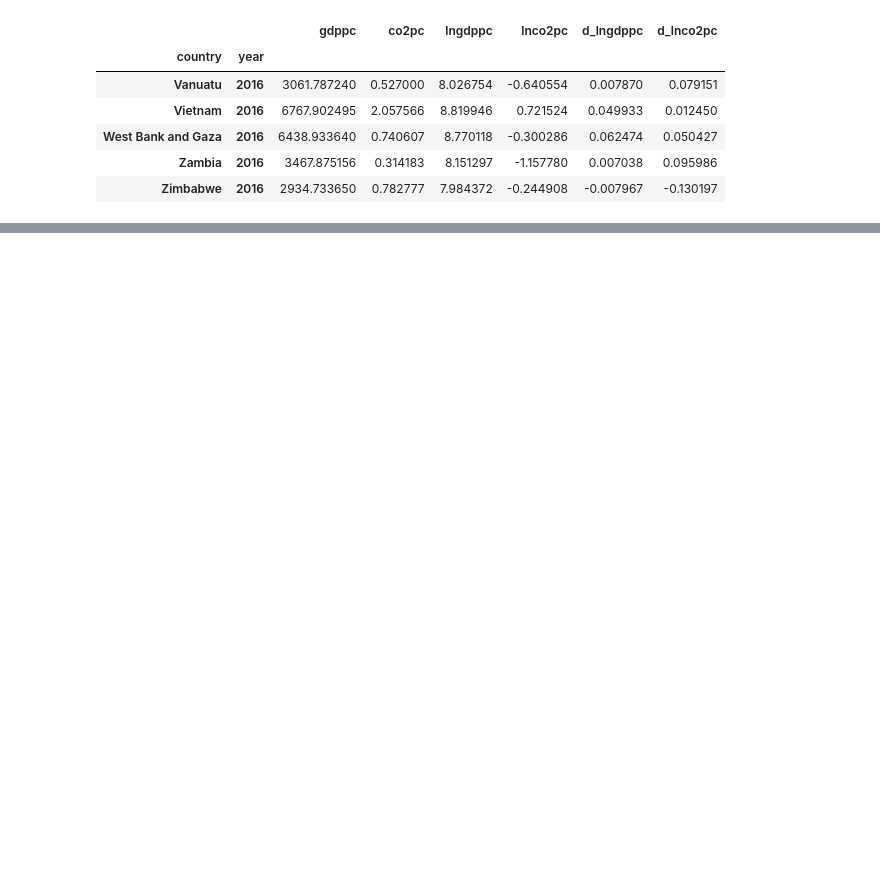
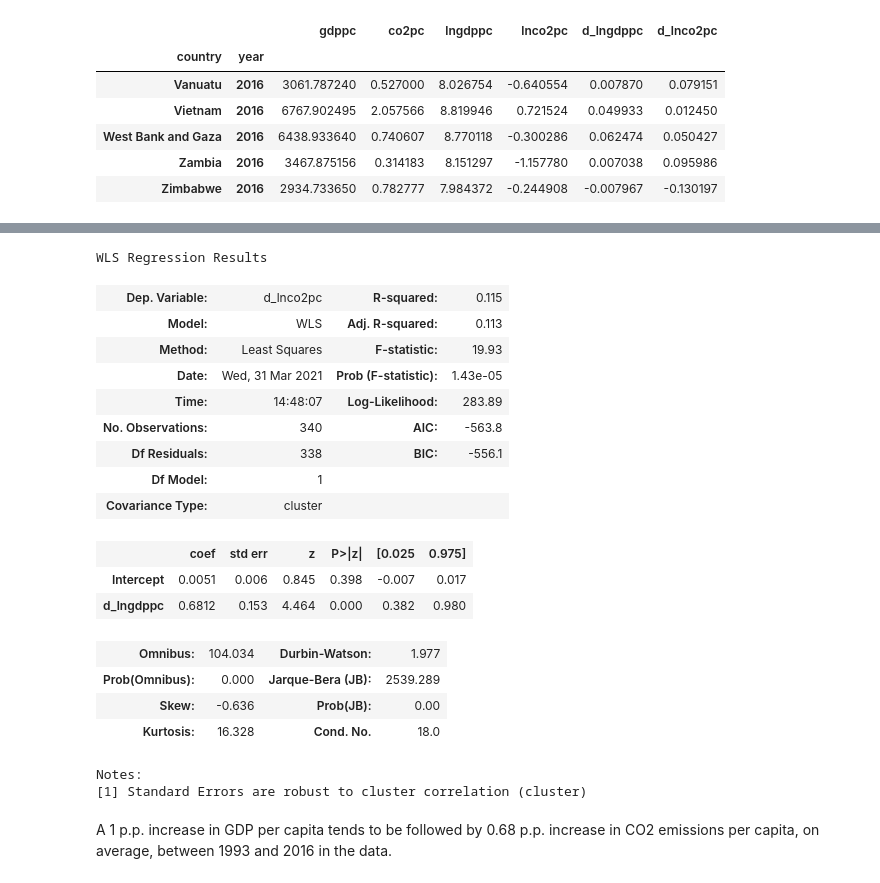
Before and after one commit to Swdenis/CO2emissions-GDP, a Jupyter notebook: code_2.ipynb, the cells around one changed output, grey strips where cells are left out. Saved outputs shown, nothing was run; the diff lists cells and outputs as text; code cells hidden in the pictures; blank space fills up the shorter version.

```diff
--- a/code_2.ipynb
+++ b/code_2.ipynb
@@ -545,0 +572,31 @@ Per capita CO2 emissions tend to be 0.75% higher, on average, for a 1% increase
+# %%
+# Long difference
+
+model = smf.wls("d_lnco2pc ~ d_lngdppc", temp.query("year == 1993 | year == 2016"))
+longd_lm = model.fit(
+    cov_type="cluster",
+    cov_kwds={"groups": temp.loc[model.data.row_labels, "country"]},
+)
+longd_lm.summary()
+# %% [output]
+WLS Regression Results
+| Dep. Variable: | d_lnco2pc | R-squared: | 0.115 |
+| Model: | WLS | Adj. R-squared: | 0.113 |
+| Method: | Least Squares | F-statistic: | 19.93 |
+| Date: | Wed, 31 Mar 2021 | Prob (F-statistic): | 1.43e-05 |
+| Time: | 14:48:07 | Log-Likelihood: | 283.89 |
+| No. Observations: | 340 | AIC: | -563.8 |
+| Df Residuals: | 338 | BIC: | -556.1 |
+| Df Model: | 1 |  |  |
+| Covariance Type: | cluster |  |  |
+|  | coef | std err | z | P>|z| | [0.025 | 0.975] |
+| Intercept | 0.0051 | 0.006 | 0.845 | 0.398 | -0.007 | 0.017 |
+| d_lngdppc | 0.6812 | 0.153 | 4.464 | 0.000 | 0.382 | 0.980 |
+| Omnibus: | 104.034 | Durbin-Watson: | 1.977 |
+| Prob(Omnibus): | 0.000 | Jarque-Bera (JB): | 2539.289 |
+| Skew: | -0.636 | Prob(JB): | 0.00 |
+| Kurtosis: | 16.328 | Cond. No. | 18.0 |
+Notes:
+[1] Standard Errors are robust to cluster correlation (cluster)
+# %% [markdown]
+A 1 p.p. increase in GDP per capita tends to be followed by 0.68 p.p. increase in CO2 emissions per capita, on average, between 1993 and 2016 in the data.
```
Also changed, not shown: parts of 17 cells of this notebook, 4 other files.
